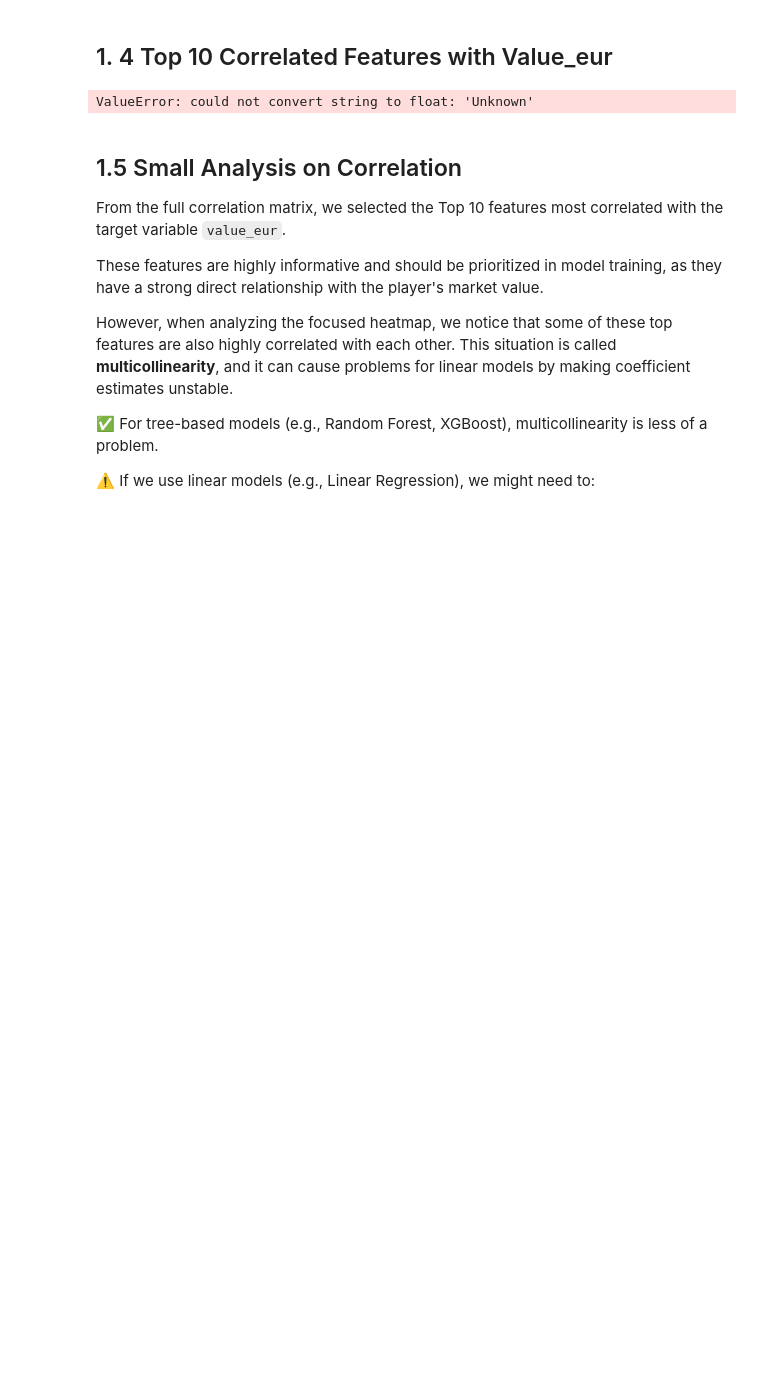
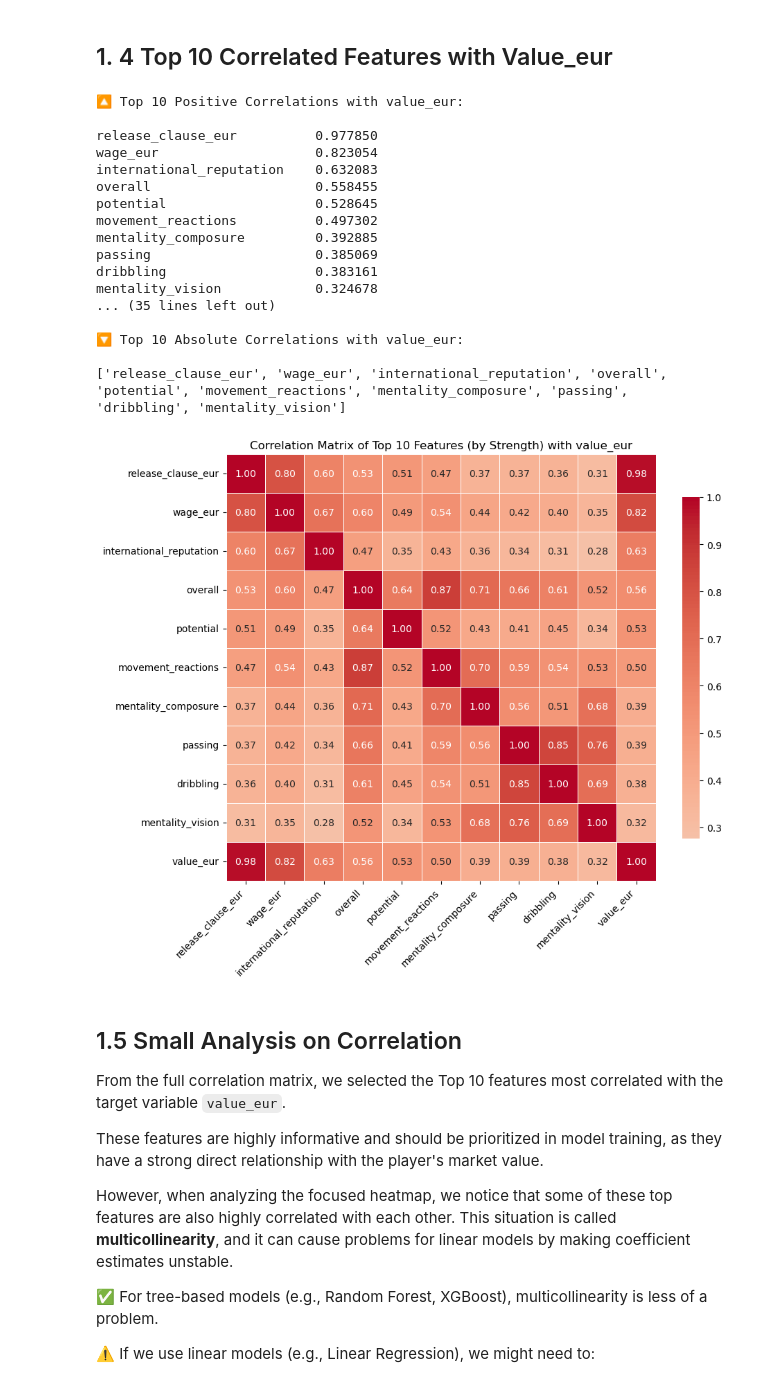
Before and after one commit to Martin3214133/football-value-prediction, a Jupyter notebook: notebooks/main_features.ipynb, the cells around one changed output. Saved outputs shown, nothing was run; the diff lists cells and outputs as text; code cells hidden in the pictures; blank space fills up the shorter version.

```diff
--- a/notebooks/main_features.ipynb
+++ b/notebooks/main_features.ipynb
@@ -145,36 +153,61 @@ plt.show()
 ## 1. 4 Top 10 Correlated Features with Value_eur
 # %%
 #Find correlation of features with value_eur
-#value_corr = correlations['value_eur']
-value_corr = train_numerical.corrwith(train['value_eur']) #error with value_eur
+value_corr = correlations['value_eur'].drop('value_eur')  # remove self-correlation
 
-# Sort correlations (highest positive or negative)
-value_corr_sorted = value_corr.sort_values(ascending=False)
+# Top 10 positively correlated features
+top10_pos = value_corr.sort_values(ascending=False).head(10)
 
-print("Top 10 features correlated with value_eur:")
-print(value_corr_sorted.head(10))
+# Top 10 negatively correlated features
+top10_neg = value_corr.sort_values(ascending=True).head(10)
 
-#select top 10
+# Display
+print("🔼 Top 10 Positive Correlations with value_eur:\n")
+print(top10_pos)
+
+print("\n🔽 Top 10 Negative Correlations with value_eur:\n")
+print(top10_neg)
+
+# Get Top 10 strongest correlations (positive OR negative) Using absolute
 top10_features = value_corr.abs().sort_values(ascending=False).head(10).index.tolist()
+print("\n🔽 Top 10 Absolute Correlations with value_eur:\n")
+print(top10_features)
+# Create a correlation matrix of these 10 + value_eur
+selected_features = top10_features + ['value_eur']
+top10_corr_matrix = train_numerical[selected_features].corr()
 
-# Create smaller correlation matrix
-top10_corr_matrix = train_numerical[top10_features + ['value_eur']].corr()
-
-# Plot heatmap of top 10 features
+# Plot heatmap among the top 10 to check for multicorrelation
 plt.figure(figsize=(10, 8))
 sns.heatmap(top10_corr_matrix,
             cmap='coolwarm',
             center=0,
             annot=True,
             fmt='.2f',
             linewidths=0.5,
             cbar_kws={'shrink': 0.8})
-plt.title('Top 10 Features Correlation with value_eur', fontsize=16)
+plt.title('Correlation Matrix of Top 10 Features (by Strength) with value_eur')
 plt.xticks(rotation=45, ha='right')
 plt.yticks(rotation=0)
 plt.show()
 # %% [output]
-ValueError: could not convert string to float: 'Unknown'
+🔼 Top 10 Positive Correlations with value_eur:
+
+release_clause_eur          0.977850
+wage_eur                    0.823054
+international_reputation    0.632083
+overall                     0.558455
+potential                   0.528645
+movement_reactions          0.497302
+mentality_composure         0.392885
+passing                     0.385069
+dribbling                   0.383161
+mentality_vision            0.324678
+... (35 lines left out)
+
+🔽 Top 10 Absolute Correlations with value_eur:
+
+['release_clause_eur', 'wage_eur', 'international_reputation', 'overall', 'potential', 'movement_reactions', 'mentality_composure', 'passing', 'dribbling', 'mentality_vision']
+[figure, added]
 # %% [markdown]
 ## 1.5  Small Analysis on Correlation
 
```
Also changed, not shown: parts of 7 cells of this notebook.
